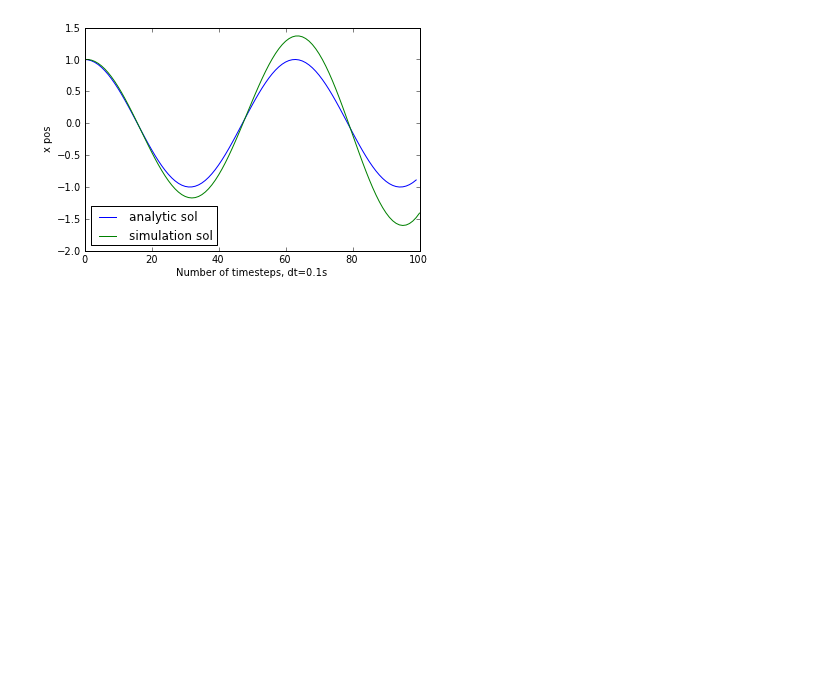
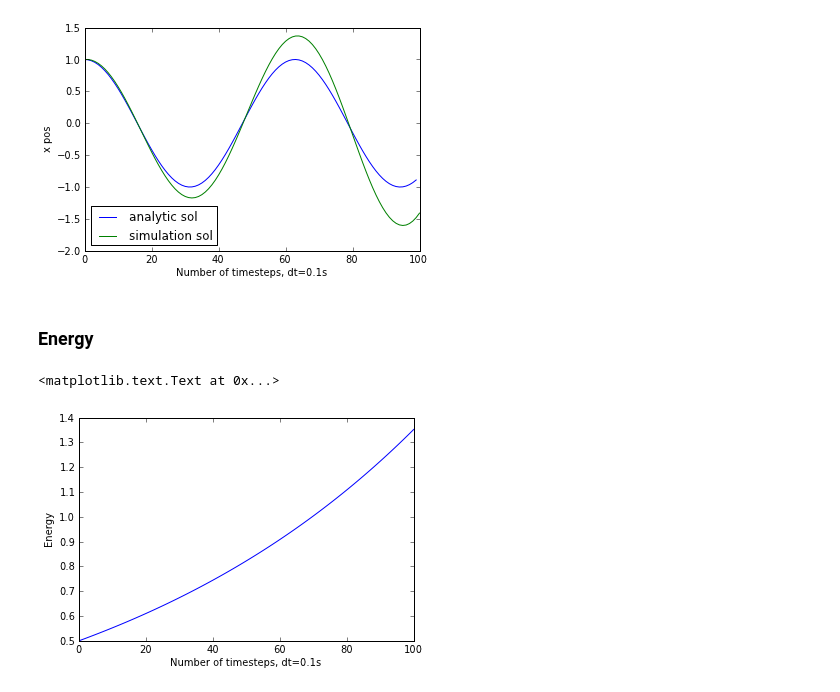
Before and after one commit to johnymontana/CSCI_577, a Jupyter notebook: Simple_ODEs_Conservation.ipynb, the cells around one changed output. Drawn from its saved outputs; the diff is of its cells as text; code cells hidden in the pictures; blank space fills up the shorter version.

```diff
--- a/Simple_ODEs_Conservation.ipynb
+++ b/Simple_ODEs_Conservation.ipynb
@@ -116,3 +128,14 @@ ylabel(r'x pos')
 # %% [output]
 <matplotlib.text.Text at 0x...>
 [figure]
+# %% [markdown]
+### Energy
+# %%
+total_energy = 0.5*1.0*x_state_spring**2 + 0.5*1.0*state_spring[:,1]**2
+# %%
+plot(total_energy, label="Energy")
+xlabel("Number of timesteps, dt=0.1s")
+ylabel("Energy")
+# %% [output]
+<matplotlib.text.Text at 0x...>
+[figure, added]
```
Also changed, not shown: parts of 3 cells of this notebook.
